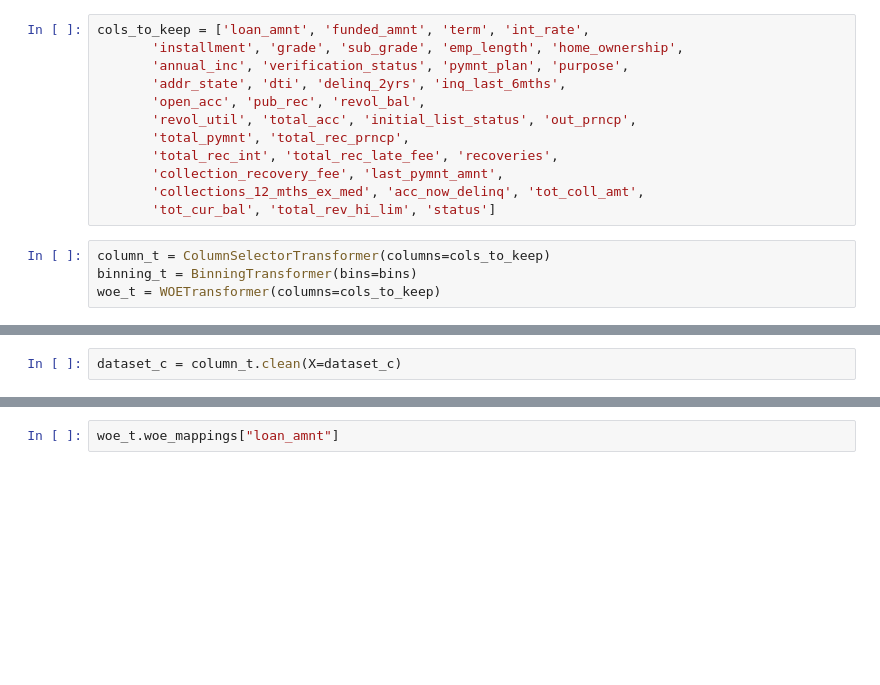
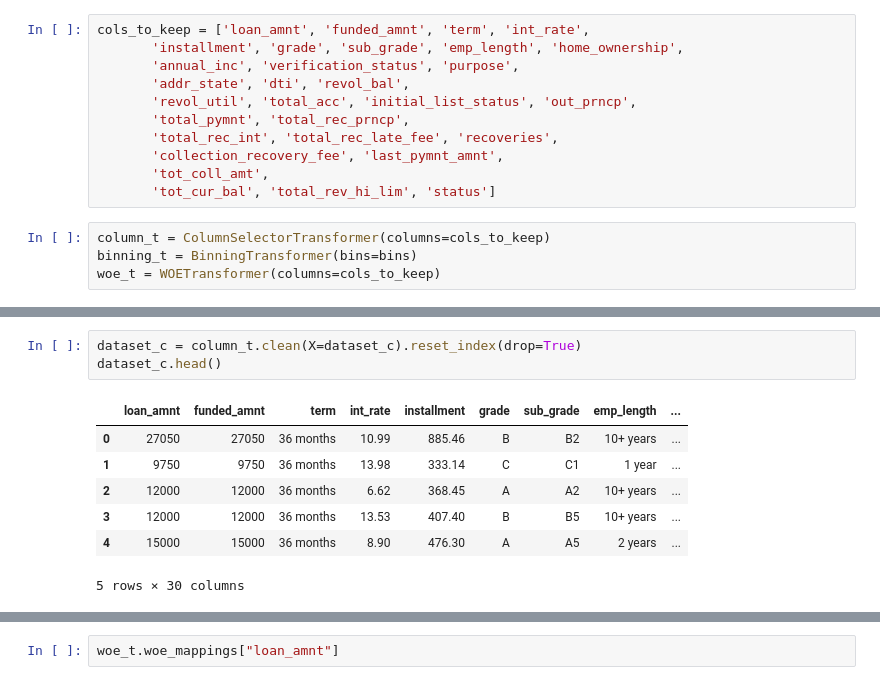
Before and after one commit to FabioSol/StonksBank, a Jupyter notebook: pd_modeling/report.ipynb, the cells around one changed output, grey strips where cells are left out. Saved outputs shown, nothing was run; the diff lists cells and outputs as text; blank space fills up the shorter version.

```diff
--- a/pd_modeling/report.ipynb
+++ b/pd_modeling/report.ipynb
@@ -14,14 +14,13 @@ dataset = pd.read_csv('../files/credit_risk_data_v2.csv', low_memory=False)
 # %%
 cols_to_keep = ['loan_amnt', 'funded_amnt', 'term', 'int_rate',
        'installment', 'grade', 'sub_grade', 'emp_length', 'home_ownership',
-       'annual_inc', 'verification_status', 'pymnt_plan', 'purpose',
-       'addr_state', 'dti', 'delinq_2yrs', 'inq_last_6mths',
-       'open_acc', 'pub_rec', 'revol_bal',
+       'annual_inc', 'verification_status', 'purpose',
+       'addr_state', 'dti', 'revol_bal',
        'revol_util', 'total_acc', 'initial_list_status', 'out_prncp',
        'total_pymnt', 'total_rec_prncp',
        'total_rec_int', 'total_rec_late_fee', 'recoveries',
        'collection_recovery_fee', 'last_pymnt_amnt',
-       'collections_12_mths_ex_med', 'acc_now_delinq', 'tot_coll_amt',
+       'tot_coll_amt',
        'tot_cur_bal', 'total_rev_hi_lim', 'status']
 # %%
 column_t = ColumnSelectorTransformer(columns=cols_to_keep)
@@ -33,3 +40,12 @@ dataset_c.head()
 # %%
-dataset_c = column_t.clean(X=dataset_c)
+dataset_c = column_t.clean(X=dataset_c).reset_index(drop=True)
+dataset_c.head()
+# %% [output]
+|  | loan_amnt | funded_amnt | term | int_rate | installment | grade | sub_grade | emp_length | ... |
+| 0 | 27050 | 27050 | 36 months | 10.99 | 885.46 | B | B2 | 10+ years | ... |
+| 1 | 9750 | 9750 | 36 months | 13.98 | 333.14 | C | C1 | 1 year | ... |
+| 2 | 12000 | 12000 | 36 months | 6.62 | 368.45 | A | A2 | 10+ years | ... |
+| 3 | 12000 | 12000 | 36 months | 13.53 | 407.40 | B | B5 | 10+ years | ... |
+| 4 | 15000 | 15000 | 36 months | 8.90 | 476.30 | A | A5 | 2 years | ... |
+5 rows × 30 columns
 # %%
```
Also changed, not shown: parts of 10 cells of this notebook, 4 other files.
